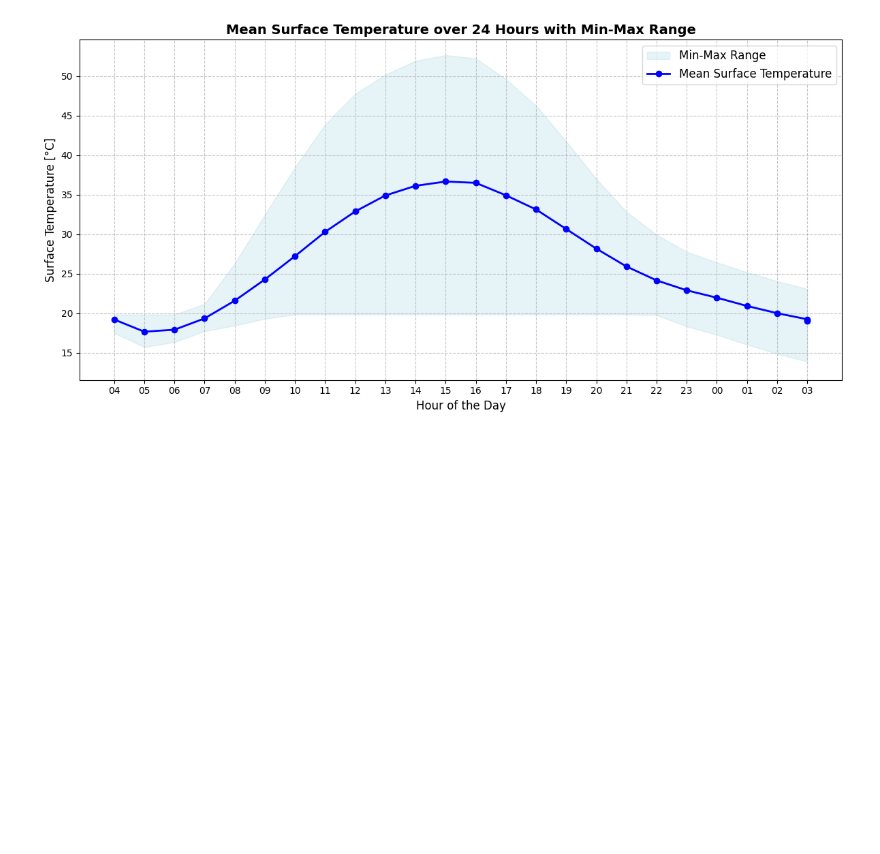
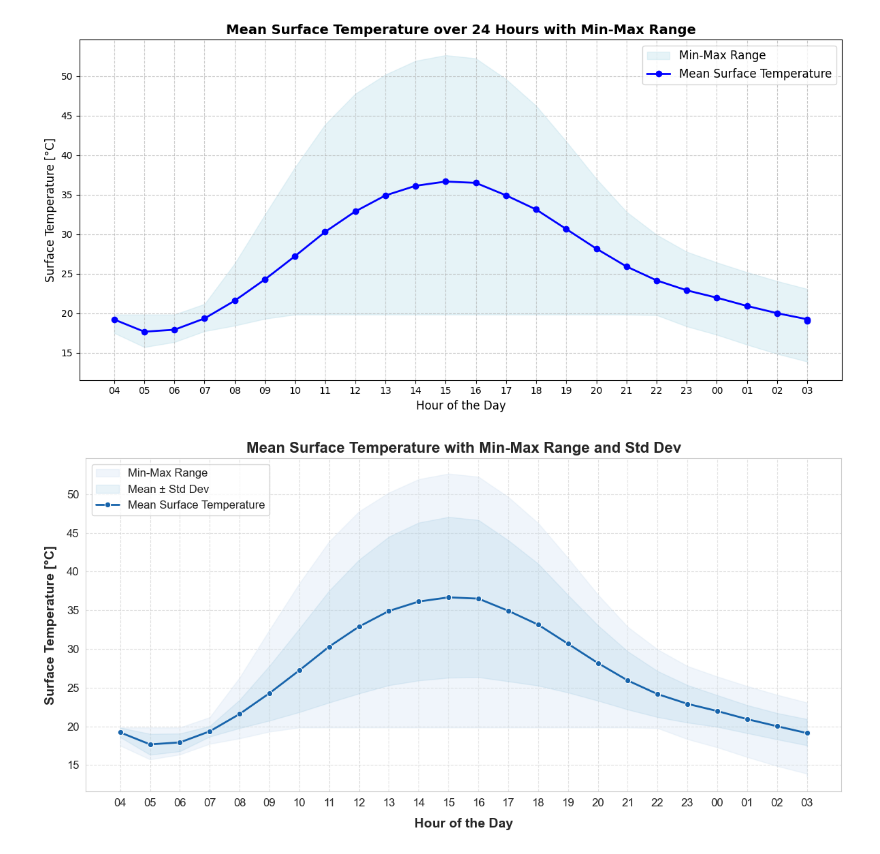
Before and after one commit to Ekaterina-Vititneva/microclimate-simulation, a Jupyter notebook: notebooks/data_exploration.ipynb, the cells around one changed output. Cells and saved outputs as stored; diff of their text form; code cells hidden in the pictures; blank space fills up the shorter version.

Commit message:
Additional hourly plot with seaborn

```diff
--- a/notebooks/data_exploration.ipynb
+++ b/notebooks/data_exploration.ipynb
@@ -283,3 +284,57 @@ plt.tight_layout()
 plt.show()
 # %% [output]
 [figure]
+# %%
+# Apply a Seaborn style (try different options: 'darkgrid', 'whitegrid', 'dark', 'white', 'ticks')
+sns.set_style("whitegrid")
+
+# Use a blue color palette
+palette = sns.color_palette("Blues", as_cmap=True)
+
+# Select the surface temperature variable
+surface_temperature = ds['TSurf']
+
+# Calculate the mean, min, max, and standard deviation of surface temperature across the grid
+mean_surface_temperature = surface_temperature.mean(dim=['GridsI', 'GridsJ'])
+min_surface_temperature = surface_temperature.min(dim=['GridsI', 'GridsJ'])
+max_surface_temperature = surface_temperature.max(dim=['GridsI', 'GridsJ'])
+std_surface_temperature = surface_temperature.std(dim=['GridsI', 'GridsJ'])  # Standard deviation
+
+# Extract the time values (in hours) for labeling the x-axis
+time_hours = [str(t)[11:13] for t in ds['Time'].values]  # Extract only the hour from the time
+
+# Create a Seaborn figure
+plt.figure(figsize=(12, 6))
+
+# Fill the area between the min and max temperatures (use Seaborn color palette)
+plt.fill_between(time_hours, min_surface_temperature, max_surface_temperature, color=palette(0.2), alpha=0.3, label='Min-Max Range')
+
+# Add shaded region for mean ± standard deviation
+plt.fill_between(time_hours,
+                 mean_surface_temperature - std_surface_temperature,
+                 mean_surface_temperature + std_surface_temperature,
+                 color=palette(0.4), alpha=0.2, label='Mean ± Std Dev')
+
+# Plot the mean surface temperature with a Seaborn lineplot
+sns.lineplot(x=time_hours, y=mean_surface_temperature, marker='o', color=palette(0.8), label='Mean Surface Temperature', linewidth=2)
+
+# Customize the grid, ticks, and fonts for a cleaner look
+plt.xticks(fontsize=12, ha='center')  # Align the x-axis labels horizontally (centered)
+plt.yticks(fontsize=12)
+plt.grid(True, linestyle='--', alpha=0.6)  # Softer gridlines
+
+# Add labels, title, and a legend with improved font size
+plt.xlabel('Hour of the Day', fontsize=14, labelpad=10, fontweight='bold')
+plt.ylabel('Surface Temperature [°C]', fontsize=14, labelpad=10, fontweight='bold')
+plt.title('Mean Surface Temperature with Min-Max Range and Std Dev', fontsize=16, fontweight='bold')
+
+# Adjust legend position and font size
+plt.legend(fontsize=12, loc='upper left')
+
+# Tighten the layout
+plt.tight_layout()
+
+# Show the final plot
+plt.show()
+# %% [output]
+[figure, added]
```
Also changed, not shown: parts of 1 cell of this notebook, 1 other file.
